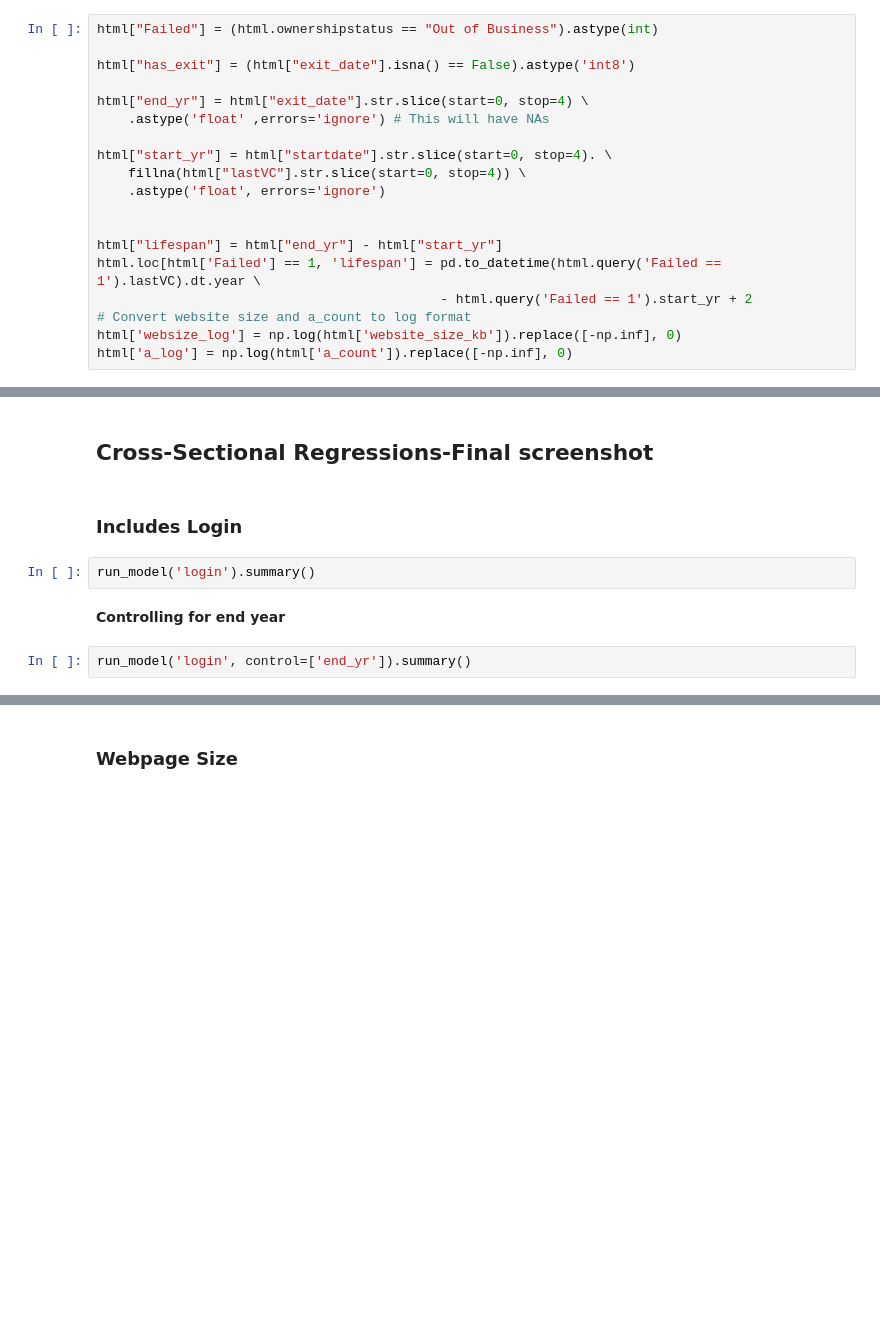
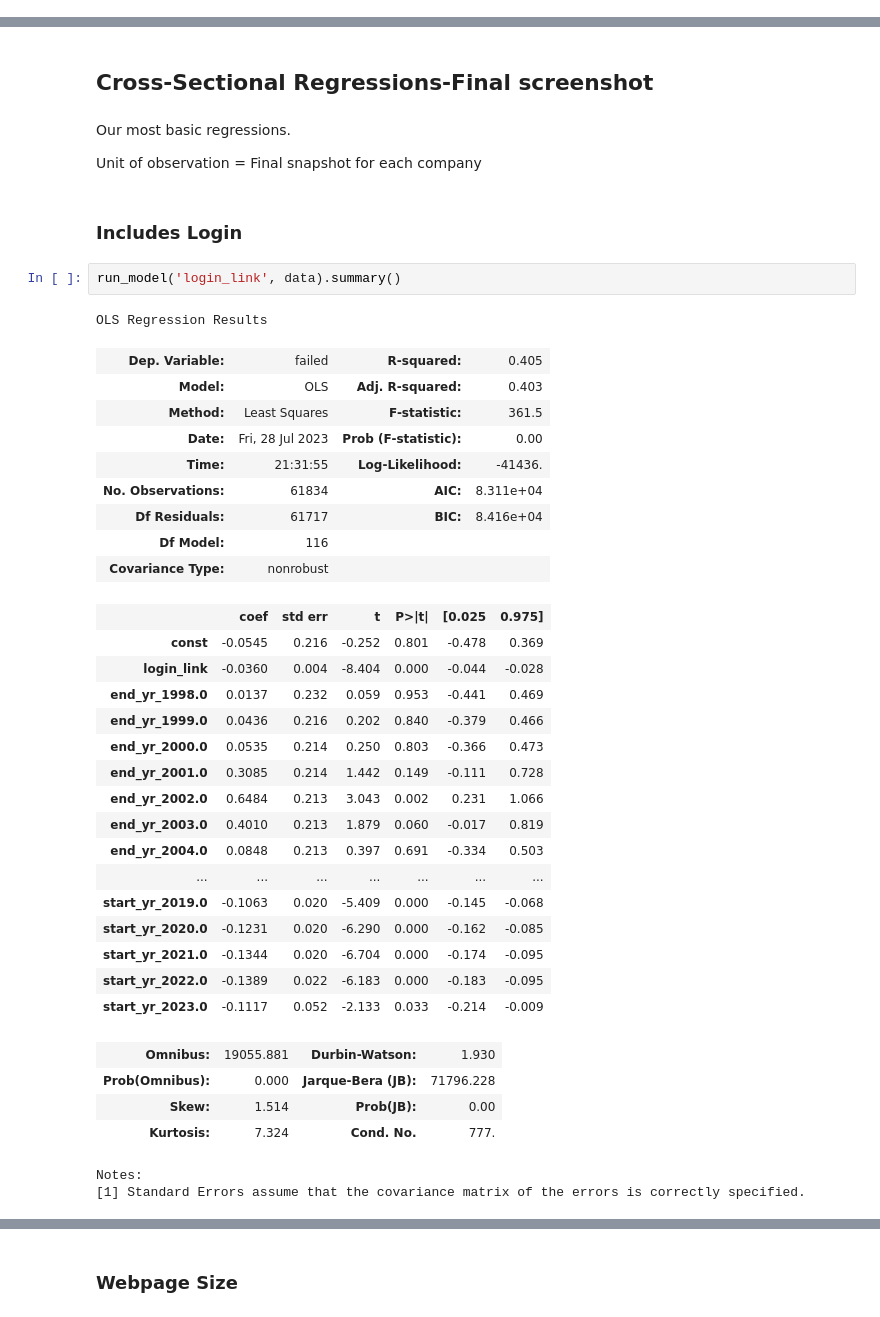
Before and after one commit to charlesmiele/predicting-identifying-startup-failure, a Jupyter notebook: analysis/Regressions_v2.ipynb, the cells around one changed output, grey strips where cells are left out. Cells and saved outputs as stored; diff of their text form; blank space fills up the shorter version.

Commit message:
Simplify JSONs, more regressions

```diff
--- a/analysis/Regressions_v2.ipynb
+++ b/analysis/Regressions_v2.ipynb
@@ -35,19 +24,0 @@ html = html[html['website_size_kb'] != 0]
-# %%
-html["Failed"] = (html.ownershipstatus == "Out of Business").astype(int)
-
-html["has_exit"] = (html["exit_date"].isna() == False).astype('int8')
-
-html["end_yr"] = html["exit_date"].str.slice(start=0, stop=4) \
-    .astype('float' ,errors='ignore') # This will have NAs
-
-html["start_yr"] = html["startdate"].str.slice(start=0, stop=4). \
-    fillna(html["lastVC"].str.slice(start=0, stop=4)) \
-    .astype('float', errors='ignore')
-
-
-html["lifespan"] = html["end_yr"] - html["start_yr"]
-html.loc[html['Failed'] == 1, 'lifespan'] = pd.to_datetime(html.query('Failed == 1').lastVC).dt.year \
-                                            - html.query('Failed == 1').start_yr + 2
-# Convert website size and a_count to log format
-html['websize_log'] = np.log(html['website_size_kb']).replace([-np.inf], 0)
-html['a_log'] = np.log(html['a_count']).replace([-np.inf], 0)
@@ -110,11 +126,44 @@ def run_model(x, control=['end_yr', 'new_industrygroup', 'state', 'start_yr'], l
     return mod
 # %% [markdown]
 ## Cross-Sectional Regressions-Final screenshot
+# %% [markdown]
+Our most basic regressions.
+
+Unit of observation = Final snapshot for each company
 # %% [markdown]
 ### Includes Login
 # %%
-run_model('login').summary()
+run_model('login_link', data).summary()
+# %% [output]
+OLS Regression Results
+| Dep. Variable: | failed | R-squared: | 0.405 |
+| Model: | OLS | Adj. R-squared: | 0.403 |
+| Method: | Least Squares | F-statistic: | 361.5 |
+| Date: | Fri, 28 Jul 2023 | Prob (F-statistic): | 0.00 |
+| Time: | 21:31:55 | Log-Likelihood: | -41436. |
+| No. Observations: | 61834 | AIC: | 8.311e+04 |
+| Df Residuals: | 61717 | BIC: | 8.416e+04 |
+| Df Model: | 116 |  |  |
+| Covariance Type: | nonrobust |  |  |
+|  | coef | std err | t | P>|t| | [0.025 | 0.975] |
+| const | -0.0545 | 0.216 | -0.252 | 0.801 | -0.478 | 0.369 |
+| login_link | -0.0360 | 0.004 | -8.404 | 0.000 | -0.044 | -0.028 |
+| end_yr_1998.0 | 0.0137 | 0.232 | 0.059 | 0.953 | -0.441 | 0.469 |
+| end_yr_1999.0 | 0.0436 | 0.216 | 0.202 | 0.840 | -0.379 | 0.466 |
+| end_yr_2000.0 | 0.0535 | 0.214 | 0.250 | 0.803 | -0.366 | 0.473 |
+| end_yr_2001.0 | 0.3085 | 0.214 | 1.442 | 0.149 | -0.111 | 0.728 |
+| end_yr_2002.0 | 0.6484 | 0.213 | 3.043 | 0.002 | 0.231 | 1.066 |
+| end_yr_2003.0 | 0.4010 | 0.213 | 1.879 | 0.060 | -0.017 | 0.819 |
+| end_yr_2004.0 | 0.0848 | 0.213 | 0.397 | 0.691 | -0.334 | 0.503 |
+| ... | ... | ... | ... | ... | ... | ... |
+| start_yr_2019.0 | -0.1063 | 0.020 | -5.409 | 0.000 | -0.145 | -0.068 |
+| start_yr_2020.0 | -0.1231 | 0.020 | -6.290 | 0.000 | -0.162 | -0.085 |
+| start_yr_2021.0 | -0.1344 | 0.020 | -6.704 | 0.000 | -0.174 | -0.095 |
+| start_yr_2022.0 | -0.1389 | 0.022 | -6.183 | 0.000 | -0.183 | -0.095 |
+| start_yr_2023.0 | -0.1117 | 0.052 | -2.133 | 0.033 | -0.214 | -0.009 |
+| Omnibus: | 19055.881 | Durbin-Watson: | 1.930 |
+| Prob(Omnibus): | 0.000 | Jarque-Bera (JB): | 71796.228 |
+| Skew: | 1.514 | Prob(JB): | 0.00 |
+| Kurtosis: | 7.324 | Cond. No. | 777. |
+Notes:
+[1] Standard Errors assume that the covariance matrix of the errors is correctly specified.
-# %% [markdown]
-**Controlling for end year**
-# %%
-run_model('login', control=['end_yr']).summary()
```
Also changed, not shown: parts of 139 cells of this notebook, 10 other files.
